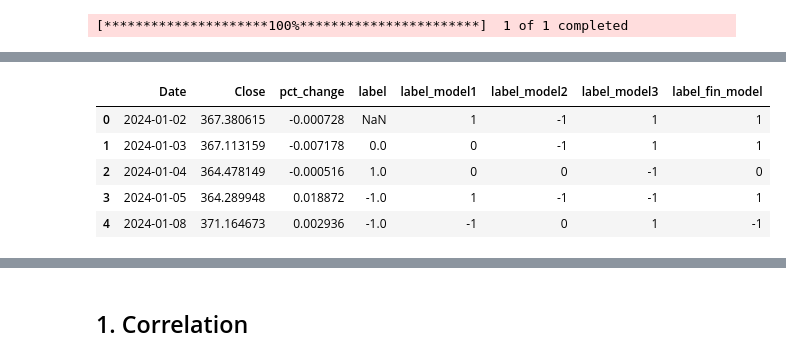
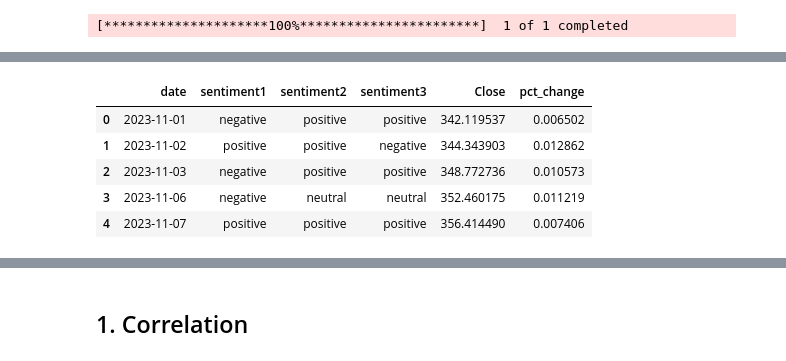
Before and after one commit to Takedaxz/NLP_Stock-Sentiment-Analysis, a Jupyter notebook: finalEvaluation.ipynb, the cells around one changed output, grey strips where cells are left out. Cells and saved outputs as stored; diff of their text form; code cells hidden in the pictures.

```diff
--- a/finalEvaluation.ipynb
+++ b/finalEvaluation.ipynb
@@ -21,7 +35,7 @@ fin_model_df = pd.read_csv('fin_model_df.csv') #FinBERT only
 ### Choose Stock
 # %%
 stock = "MSFT"
-stock_df = yf.download(stock, start="2024-01-01", end="2025-05-01", multi_level_index=False)
+stock_df = yf.download(stock, start="2023-01-01", end="2025-05-01", multi_level_index=False)
 # %% [output]
 [*********************100%***********************]  1 of 1 completed
 # %%
@@ -69,6 +83,6 @@ display(stock_df.tail())
+# %%
+stock_df['Date'] = pd.to_datetime(stock_df['Date'])
+output_df['date'] = pd.to_datetime(output_df['date'])
 # %%
 #Merge the stock data with the model dataframes
-model1_df = model1_df.merge(stock_df, on='Date', how='left')
-model2_df = model2_df.merge(stock_df, on='Date', how='left')
-model3_df = model3_df.merge(stock_df, on='Date', how='left')
-fin_model_df = fin_model_df.merge(stock_df, on='Date', how='left')
+df = pd.merge(output_df, stock_df, left_on='date', right_on='Date', how='left')
@@ -80,9 +89,11 @@ stock_df['label_fin_model'] = np.random.choice([-1, 0, 1], size=len(stock_df))
+# %%
+df.drop(columns=['Date'], inplace=True)
 # %%
-display(stock_df.head())
+display(df.head())
 # %% [output]
-|  | Date | Close | pct_change | label | label_model1 | label_model2 | label_model3 | label_fin_model |
-| 0 | 2024-01-02 | 367.380615 | -0.000728 | NaN | 1 | -1 | 1 | 1 |
-| 1 | 2024-01-03 | 367.113159 | -0.007178 | 0.0 | 0 | -1 | 1 | 1 |
-| 2 | 2024-01-04 | 364.478149 | -0.000516 | 1.0 | 0 | 0 | -1 | 0 |
-| 3 | 2024-01-05 | 364.289948 | 0.018872 | -1.0 | 1 | -1 | -1 | 1 |
-| 4 | 2024-01-08 | 371.164673 | 0.002936 | -1.0 | -1 | 0 | 1 | -1 |
+|  | date | sentiment1 | sentiment2 | sentiment3 | Close | pct_change |
+| 0 | 2023-11-01 | negative | positive | positive | 342.119537 | 0.006502 |
+| 1 | 2023-11-02 | positive | positive | negative | 344.343903 | 0.012862 |
+| 2 | 2023-11-03 | negative | positive | positive | 348.772736 | 0.010573 |
+| 3 | 2023-11-06 | negative | neutral | neutral | 352.460175 | 0.011219 |
+| 4 | 2023-11-07 | positive | positive | positive | 356.414490 | 0.007406 |
```
Also changed, not shown: parts of 16 cells of this notebook, 4 other files.
